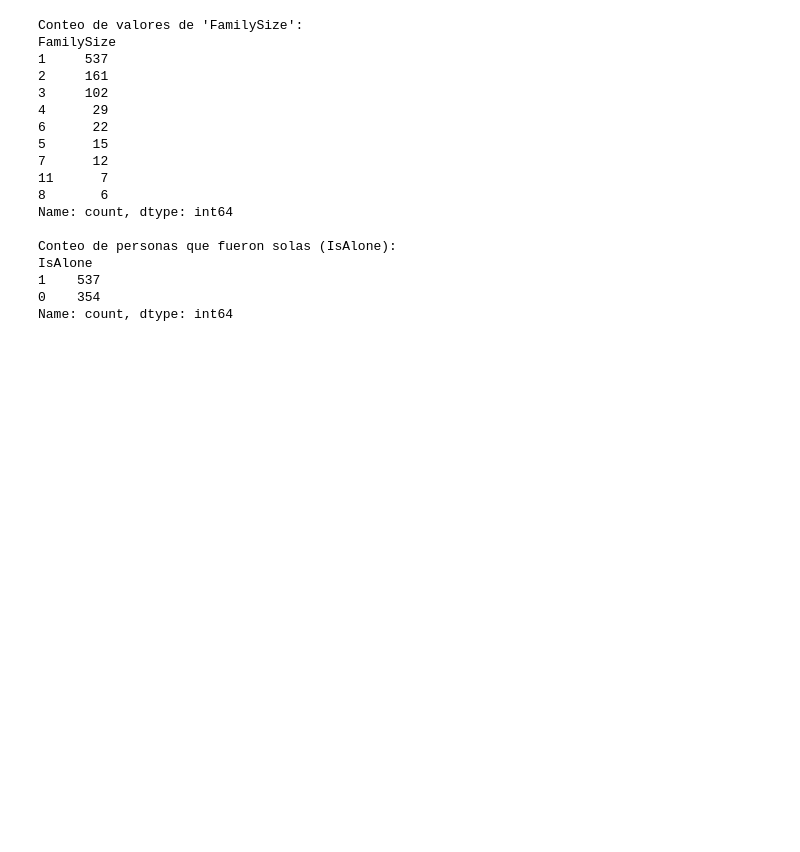
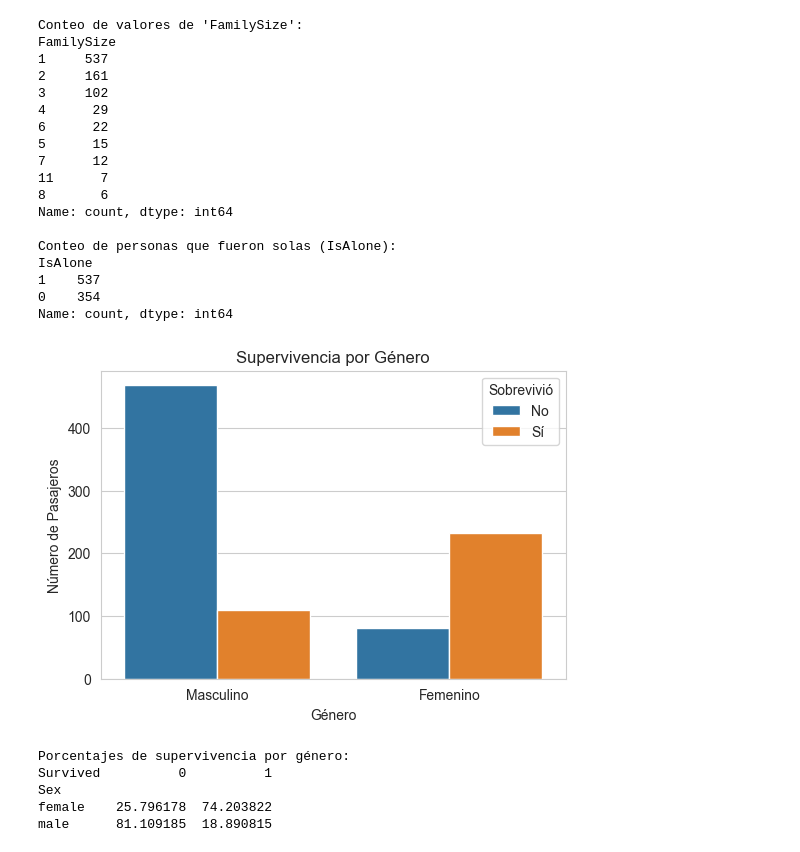
Before and after one commit to christianV1zcardo/Proyecto_Titanic_EDA, a Jupyter notebook: analisis_titanic.ipynb, the cells around one changed output. Saved outputs shown, nothing was run; the diff lists cells and outputs as text; code cells hidden in the pictures; blank space fills up the shorter version.

```diff
--- a/analisis_titanic.ipynb
+++ b/analisis_titanic.ipynb
@@ -200,3 +200,24 @@ IsAlone
 1    537
 0    354
 Name: count, dtype: int64
+# %%
+# Supervivencia por género
+plt.figure(figsize=(6,4))
+sns.countplot(x='Sex', hue='Survived', data=df_train)
+plt.title('Supervivencia por Género')
+plt.xlabel('Género')
+plt.ylabel('Número de Pasajeros')
+plt.xticks(ticks=[0,1], labels=['Masculino', 'Femenino'])
+plt.legend(title='Sobrevivió', labels=['No', 'Sí'])
+plt.show()
+
+# Calcular los porcentajes
+print("\nPorcentajes de supervivencia por género: ")
+print(df_train.groupby('Sex')['Survived'].value_counts(normalize=True).mul(100).unstack())
+# %% [output]
+[figure, added]
+Porcentajes de supervivencia por género:
+Survived          0          1
+Sex
+female    25.796178  74.203822
+male      81.109185  18.890815
```
Also changed, not shown: parts of 3 cells of this notebook.
